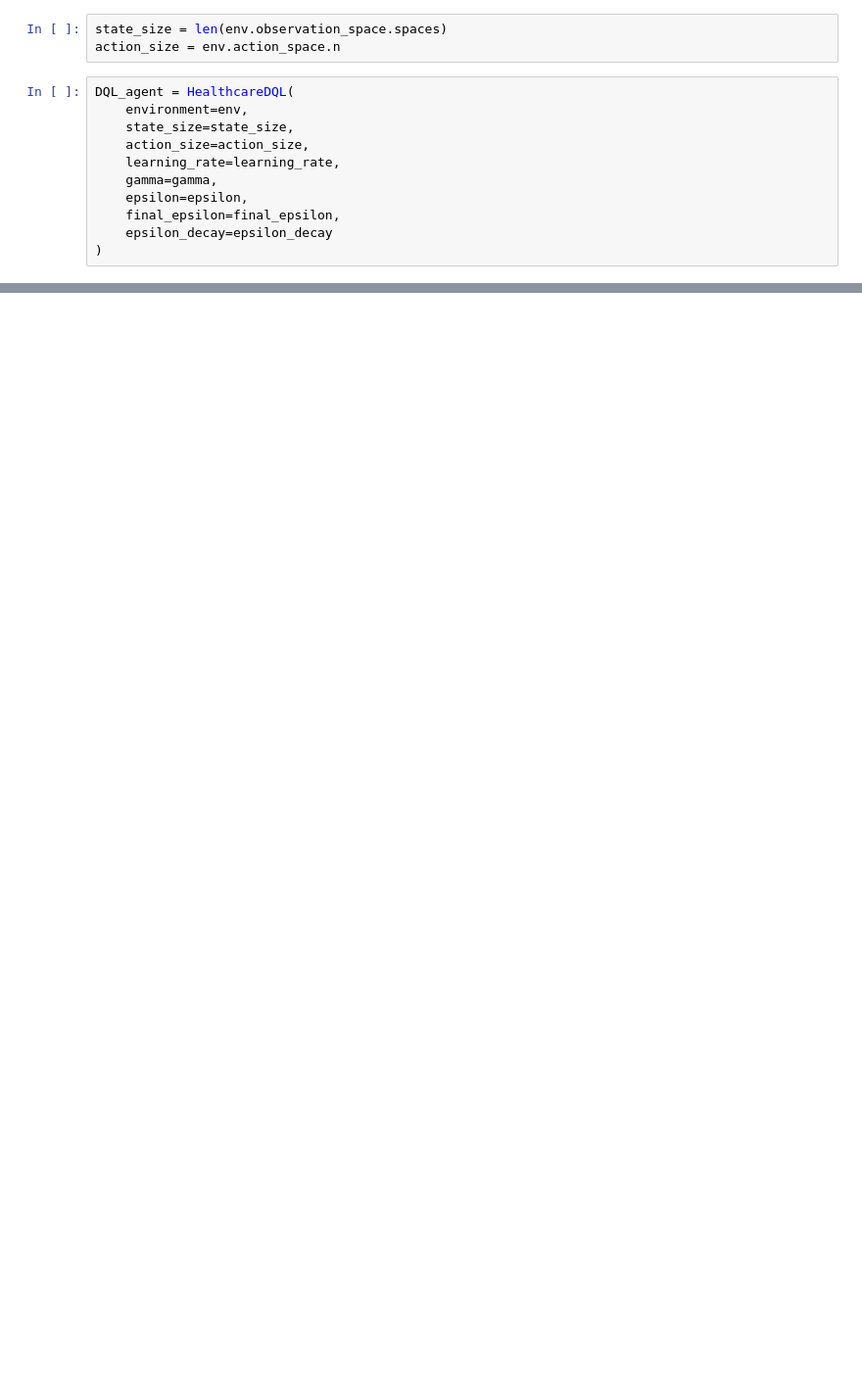
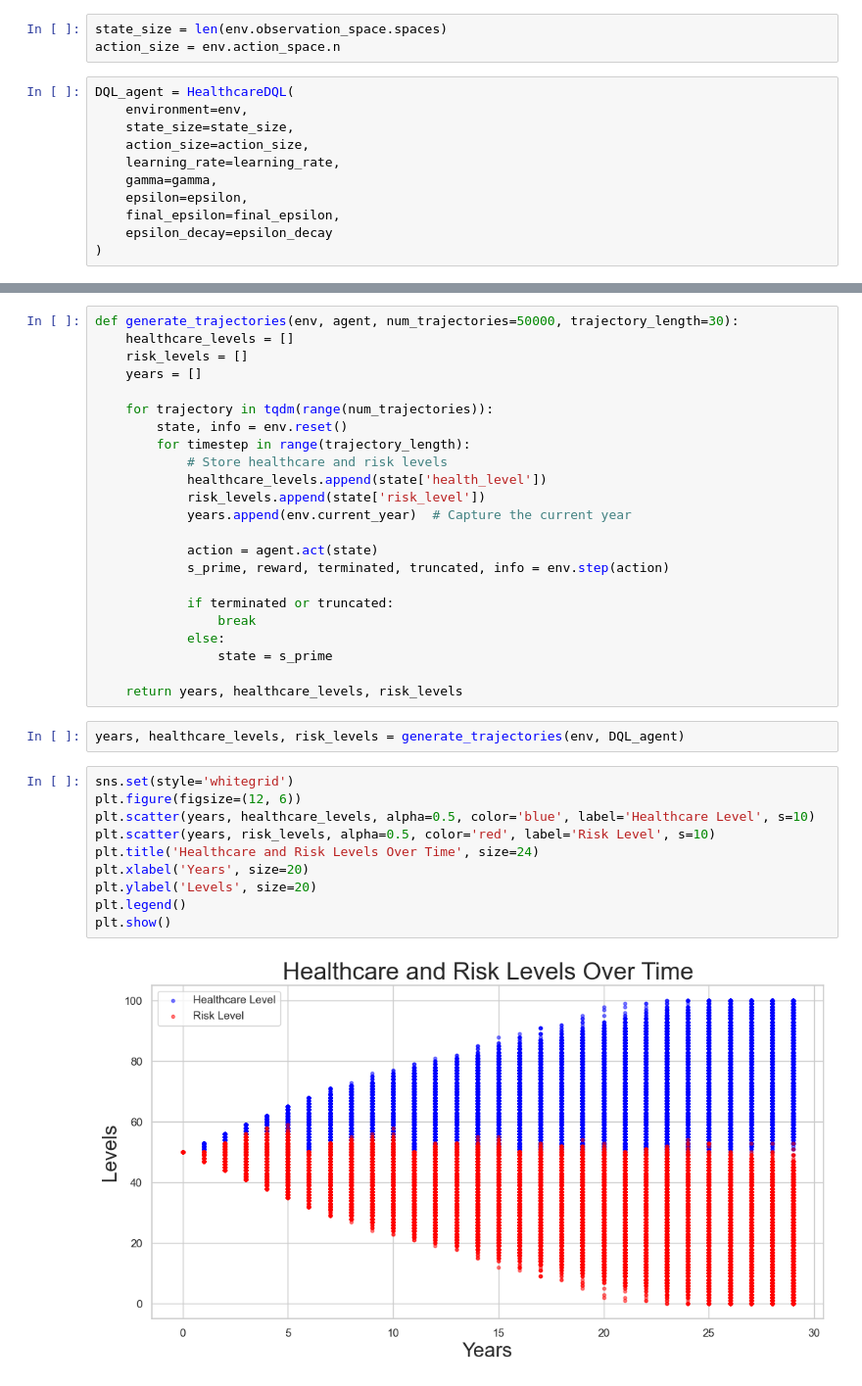
Before and after one commit to michaglia/RL-Healthcare, a Jupyter notebook: Health_priority.ipynb, the cells around one changed output, grey strips where cells are left out. Shown at 98% size. Saved outputs shown, nothing was run; the diff lists cells and outputs as text; blank space fills up the shorter version.

```diff
--- a/Health_priority.ipynb
+++ b/Health_priority.ipynb
@@ -198,0 +290,37 @@ plt.show()
+# %%
+def generate_trajectories(env, agent, num_trajectories=50000, trajectory_length=30):
+    healthcare_levels = []
+    risk_levels = []
+    years = []
+
+    for trajectory in tqdm(range(num_trajectories)):
+        state, info = env.reset()
+        for timestep in range(trajectory_length):
+            # Store healthcare and risk levels
+            healthcare_levels.append(state['health_level'])
+            risk_levels.append(state['risk_level'])
+            years.append(env.current_year)  # Capture the current year
+
+            action = agent.act(state)
+            s_prime, reward, terminated, truncated, info = env.step(action)
+
+            if terminated or truncated:
+                break
+            else:
+                state = s_prime
+
+    return years, healthcare_levels, risk_levels
+# %%
+years, healthcare_levels, risk_levels = generate_trajectories(env, DQL_agent)
+# %%
+sns.set(style='whitegrid')
+plt.figure(figsize=(12, 6))
+plt.scatter(years, healthcare_levels, alpha=0.5, color='blue', label='Healthcare Level', s=10)
+plt.scatter(years, risk_levels, alpha=0.5, color='red', label='Risk Level', s=10)
+plt.title('Healthcare and Risk Levels Over Time', size=24)
+plt.xlabel('Years', size=20)
+plt.ylabel('Levels', size=20)
+plt.legend()
+plt.show()
+# %% [output]
+[figure, added]
```
Also changed, not shown: parts of 8 cells of this notebook, 2 other files.
